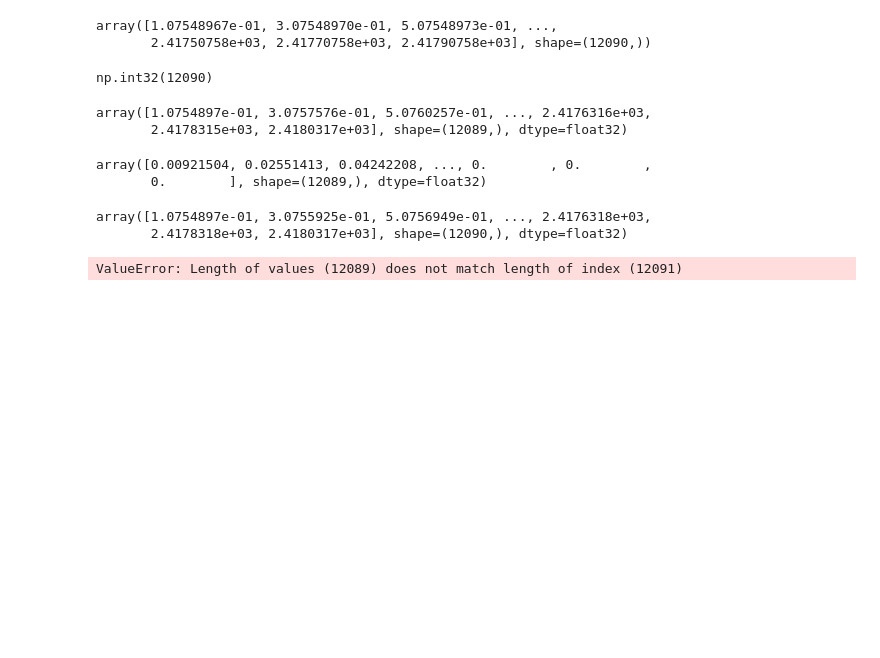
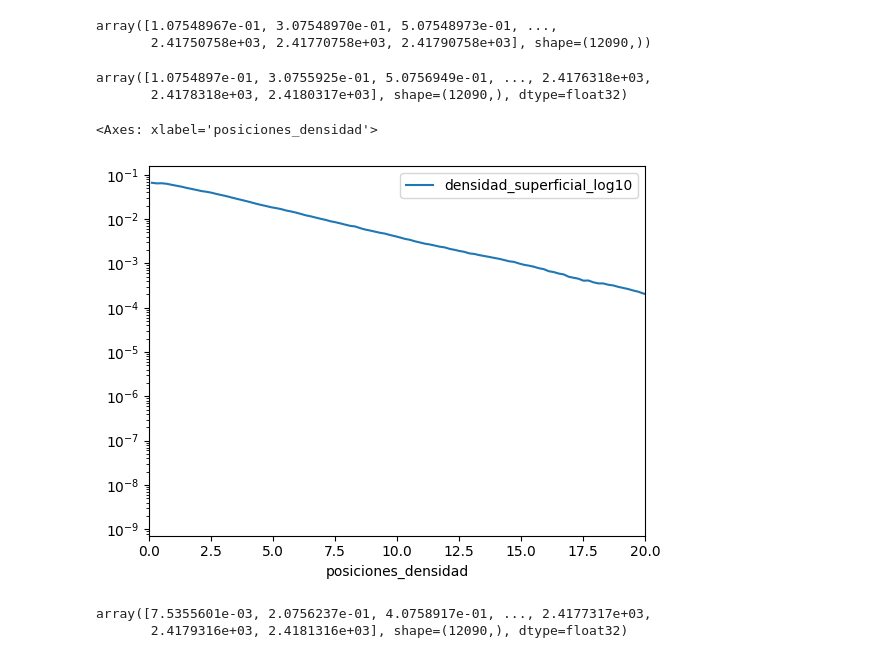
Before and after one commit to sperezp23/Analizador_de_Galaxias, a Jupyter notebook: Ensayos.ipynb, the cells around one changed output. Cells and saved outputs as stored; diff of their text form; code cells hidden in the pictures; blank space fills up the shorter version.

Commit message:
Update: 'optimización, calculo del perfil de velocidad.'

```diff
--- a/Ensayos.ipynb
+++ b/Ensayos.ipynb
@@ -297,20 +295,6 @@ posiciones_densidad
 # %% [output]
 array([1.07548967e-01, 3.07548970e-01, 5.07548973e-01, ...,
        2.41750758e+03, 2.41770758e+03, 2.41790758e+03], shape=(12090,))
-# %%
-numero_total_arandelas
-# %% [output]
-np.int32(12090)
-# %%
-suma_de_radios / 2
-# %% [output]
-array([1.0754897e-01, 3.0757576e-01, 5.0760257e-01, ..., 2.4176316e+03,
-       2.4178315e+03, 2.4180317e+03], shape=(12089,), dtype=float32)
-# %%
-masa_arandelas
-# %% [output]
-array([0.00921504, 0.02551413, 0.04242208, ..., 0.        , 0.        ,
-       0.        ], shape=(12089,), dtype=float32)
 # %%
 np.linspace(promedio_inicial, promedio_final, numero_total_arandelas)
 # %% [output]
@@ -318,12 +302,13 @@ array([1.0754897e-01, 3.0755925e-01, 5.0756949e-01, ..., 2.4176318e+03,
        2.4178318e+03, 2.4180317e+03], shape=(12090,), dtype=float32)
 # %%
 perfil_de_densidad_superficial = pd.DataFrame()
-perfil_de_densidad_superficial['posiciones_densidad'] = posiciones_densidad
+perfil_de_densidad_superficial['posiciones_densidad'] = suma_de_radios/2
 perfil_de_densidad_superficial['densidad_superficial'] = densidad_superficial
 perfil_de_densidad_superficial['densidad_superficial_log10'] = np.log1p(densidad_superficial)
 
 perfil_de_densidad_superficial
 
-perfil_de_densidad_superficial.plot(kind='line', x='posiciones_densidad', y='densidad_superficial_log10', logy=True, xlim=(0,100))
+perfil_de_densidad_superficial.plot(kind='line', x='posiciones_densidad', y='densidad_superficial_log10', logy=True, xlim=(0,20))
 # %% [output]
-ValueError: Length of values (12089) does not match length of index (12091)
+<Axes: xlabel='posiciones_densidad'>
+[figure, added]
@@ -350,0 +315,5 @@ perfil_de_densidad_superficial
+# %%
+radios_arandelas
+# %% [output]
+array([7.5355601e-03, 2.0756237e-01, 4.0758917e-01, ..., 2.4177317e+03,
+       2.4179316e+03, 2.4181316e+03], shape=(12090,), dtype=float32)
```
Also changed, not shown: parts of 8 cells of this notebook.
